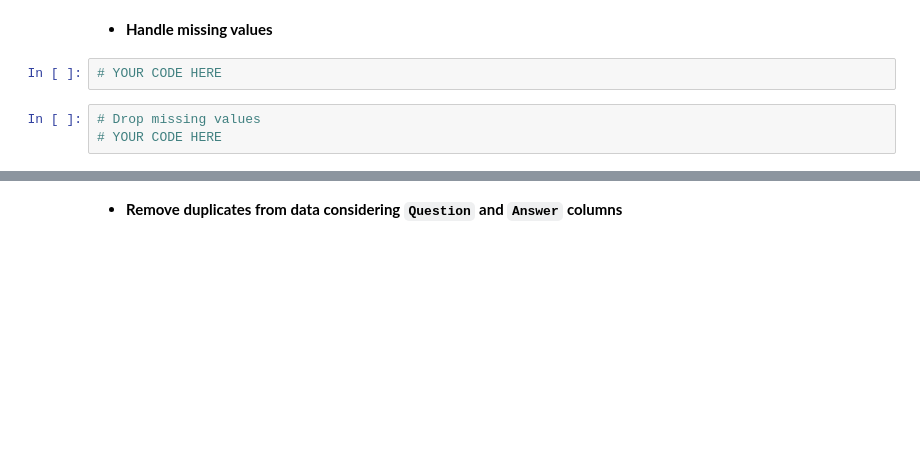
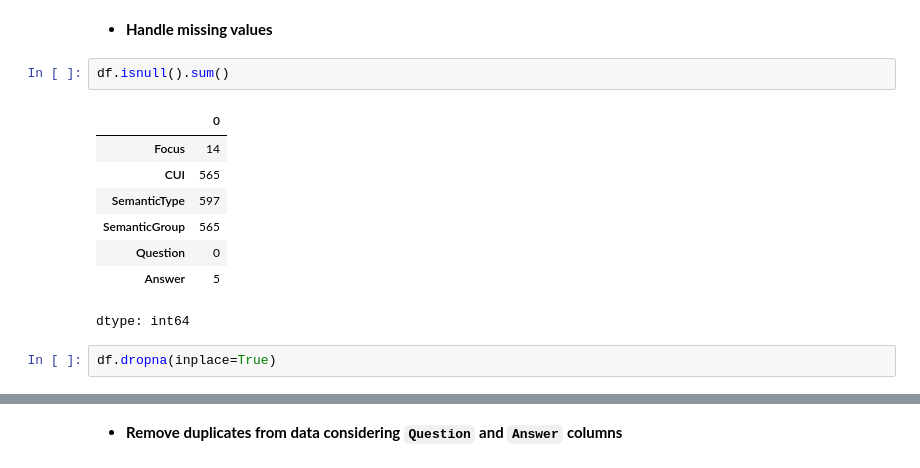
Before and after one commit to Vivek-Sajjan/DS_Projects, a Jupyter notebook: M6_NB_MiniProject_1_Medical_Q&A_GPT2.ipynb, the cells around one changed output, grey strips where cells are left out. Drawn from its saved outputs; the diff is of its cells as text; blank space fills up the shorter version.

```diff
--- a/M6_NB_MiniProject_1_Medical_Q&A_GPT2.ipynb
+++ b/M6_NB_MiniProject_1_Medical_Q&A_GPT2.ipynb
@@ -80,8 +95,16 @@ df.head()
 - Remove duplicates from data considering `Question` and `Answer` columns
 # %% [markdown]
 - **Handle missing values**
-# %%
-# YOUR CODE HERE
-# %%
-# Drop missing values
-# YOUR CODE HERE
+# %%
+df.isnull().sum()
+# %% [output]
+|  | 0 |
+| Focus | 14 |
+| CUI | 565 |
+| SemanticType | 597 |
+| SemanticGroup | 565 |
+| Question | 0 |
+| Answer | 5 |
+dtype: int64
+# %%
+df.dropna(inplace=True)
```
Also changed, not shown: parts of 12 cells of this notebook.
